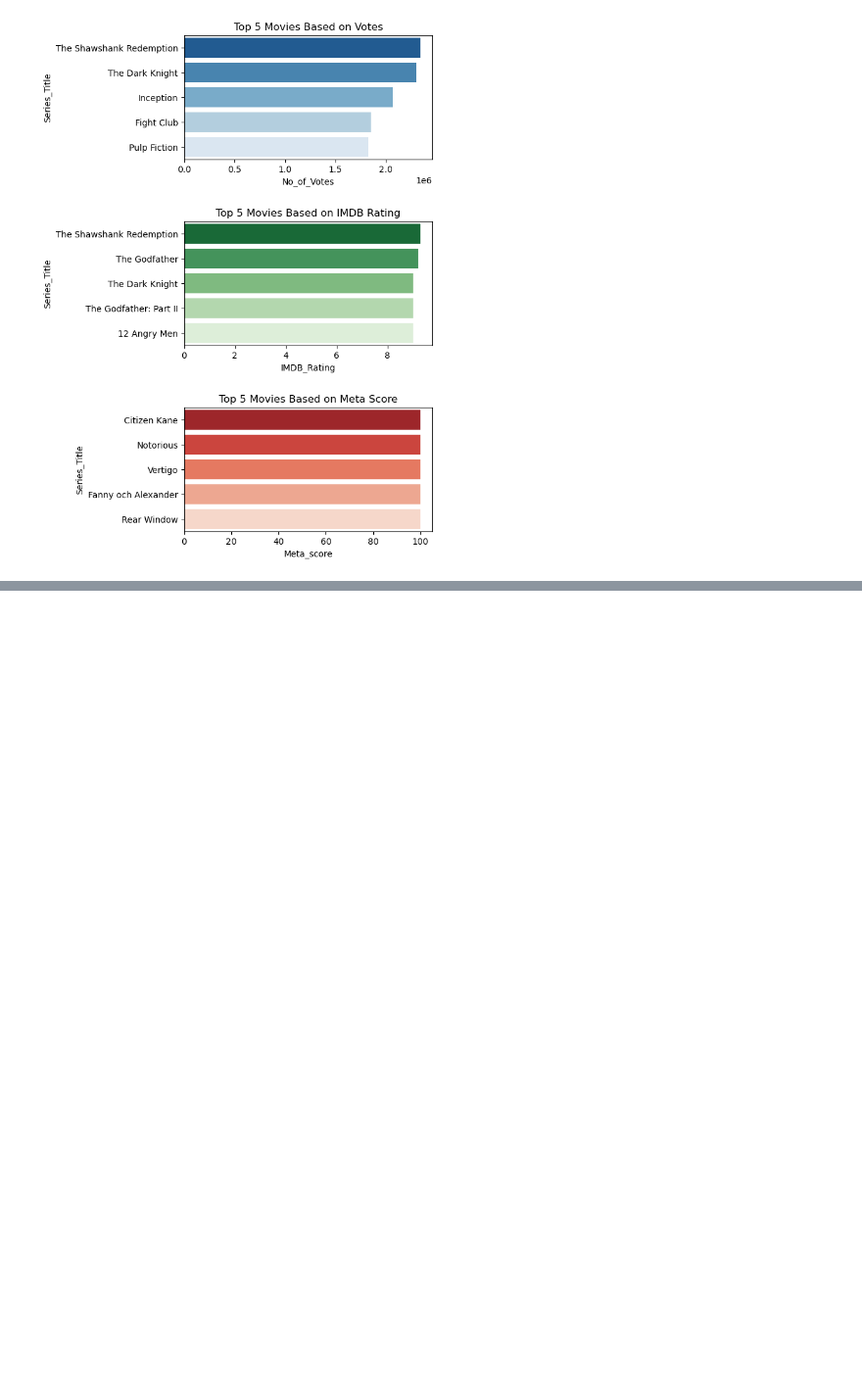
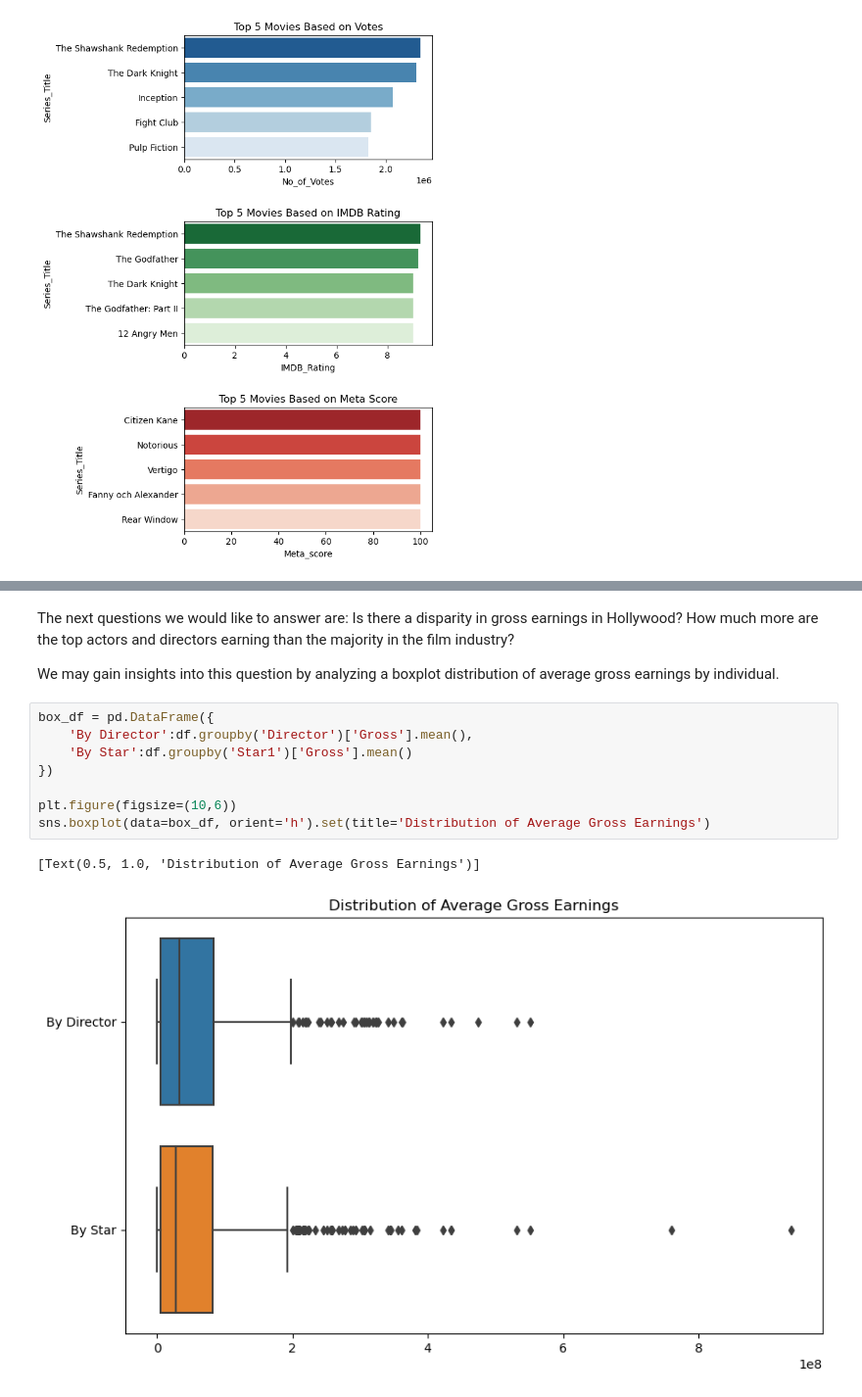
Before and after one commit to natashaoberoi/imdb-movie-data-visualization, a Jupyter notebook: IMDB_movies.ipynb, the cells around one changed output, grey strips where cells are left out. Shown at 98% size. Saved outputs shown, nothing was run; the diff lists cells and outputs as text; blank space fills up the shorter version.

```diff
--- a/IMDB_movies.ipynb
+++ b/IMDB_movies.ipynb
@@ -280,0 +318,15 @@ should be linear regression stuff?
+# %% [markdown]
+The next questions we would like to answer are: Is there a disparity in gross earnings in Hollywood? How much more are the top actors and directors earning than the majority in the film industry?
+
+We may gain insights into this question by analyzing a boxplot distribution of average gross earnings by individual.
+# %%
+box_df = pd.DataFrame({
+    'By Director':df.groupby('Director')['Gross'].mean(),
+    'By Star':df.groupby('Star1')['Gross'].mean()
+})
+
+plt.figure(figsize=(10,6))
+sns.boxplot(data=box_df, orient='h').set(title='Distribution of Average Gross Earnings')
+# %% [output]
+[Text(0.5, 1.0, 'Distribution of Average Gross Earnings')]
+[figure, added]
```
Also changed, not shown: parts of 45 cells of this notebook.
